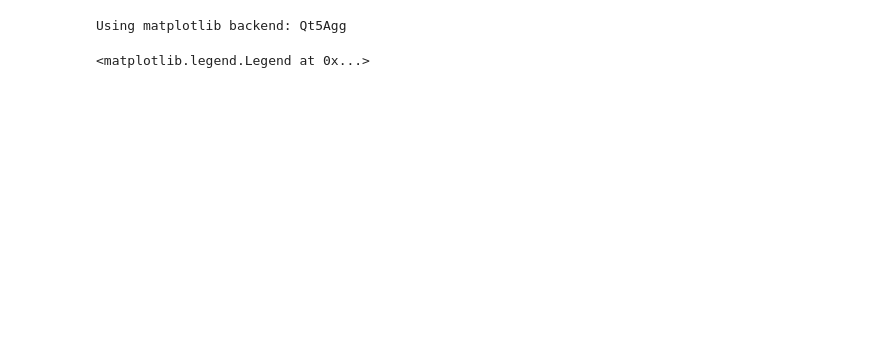
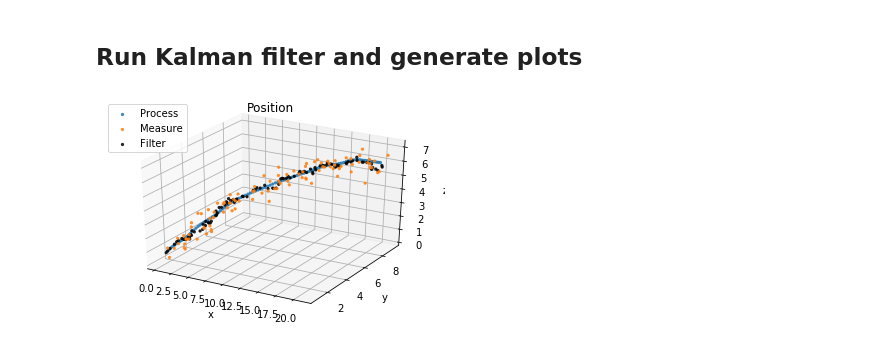
Before and after one commit to nidhipai/rips-2021-aerospace, a Jupyter notebook: ND Truck Simulation.ipynb, the cells around one changed output. Cells and saved outputs as stored; diff of their text form; code cells hidden in the pictures; blank space fills up the shorter version.

```diff
--- a/ND Truck Simulation.ipynb
+++ b/ND Truck Simulation.ipynb
@@ -24,11 +25,13 @@ initial.shape = (ds*2,1)
 gen = SmartTruck(initial, t, dt, ep, nu)
 process = gen.process()
 measure = gen.measure(process)
+# %% [markdown]
+## Run Kalman filter and generate plots
 # %%
 output = np.empty((ds*2, 1))
-z = np.zeros((ds,ds))
-Q = np.block([[z,z],[z,np.eye(ds)*ep]])
-R = np.eye(ds) * nu
+zero_matrix = np.zeros((ds,ds)) # create an array of zeros for future use
+Q = np.block([[zero_matrix,zero_matrix],[zero_matrix,np.eye(ds)*ep]]) # process covariance matrix
+R = np.eye(ds) * nu # measurement covariance matrix
 filter = KalmanFilter(initial, gen.A, Q, R, gen.H)
 for i in range(t+1):
     measure_t = measure[:,i]
@@ -36,19 +39,32 @@ for i in range(t+1):
     filter.predict(measure_t)
     kalman_output = filter.get_current_guess()
     output = np.append(output, kalman_output, axis=1)
+output = output[:,1:] # delete the first column (initial data)
+# %%
+if ds == 2:
+    %matplotlib inline
+    sz = 5 # size of marker
+    a = 0.8 # transparency
+    plt.scatter(process[0], process[1], s=sz, alpha=a)
+    plt.scatter(measure[0], measure[1], s=sz, alpha=a)
+    plt.scatter(output[0], output[1], s=sz, alpha=a, color='black')
+    plt.title("Position")
+    plt.xlabel("x")
+    plt.ylabel("y")
+    plt.legend(["Process","Measure","Filter"])
 # %%
-%matplotlib
-ax = plt.axes(projection='3d')
-
-sz = 5
-a = 0.8
-ax.scatter3D(process[0], process[1], process[2], s=sz, alpha=a)
-ax.scatter3D(measure[0], measure[1], measure[2], s=sz, alpha=a)
-ax.scatter3D(output[0], output[1], output[2], s=sz, alpha=a, color='black')
-plt.title("Position")
-plt.xlabel("x")
-plt.ylabel("y")
-plt.legend(["Process","Measure","Filter"])
+if ds == 3:
+    #%matplotlib # plots are in a new window so they can be dragged
+    ax = plt.axes(projection='3d')
+    sz = 5 # size of marker
+    a = 0.8 # transparency
+    ax.scatter3D(process[0], process[1], process[2], s=sz, alpha=a)
+    ax.scatter3D(measure[0], measure[1], measure[2], s=sz, alpha=a)
+    ax.scatter3D(output[0], output[1], output[2], s=sz, alpha=a, color='black')
+    plt.title("Position")
+    ax.set_xlabel("x")
+    ax.set_ylabel("y")
+    ax.set_zlabel("z")
+    plt.legend(["Process","Measure","Filter"])
 # %% [output]
-Using matplotlib backend: Qt5Agg
-<matplotlib.legend.Legend at 0x...>
+[figure, added]
```
Also changed, not shown: parts of 4 cells of this notebook, 1 other file.
